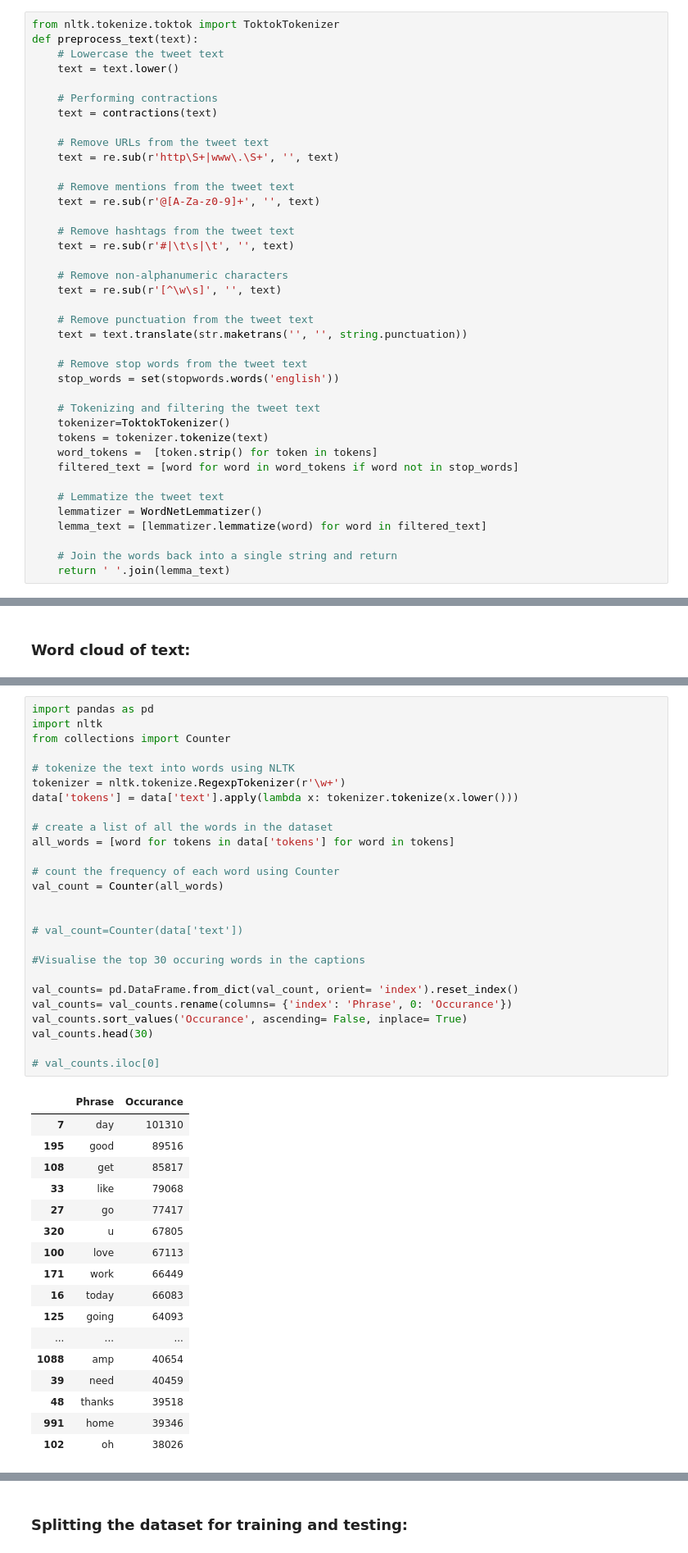
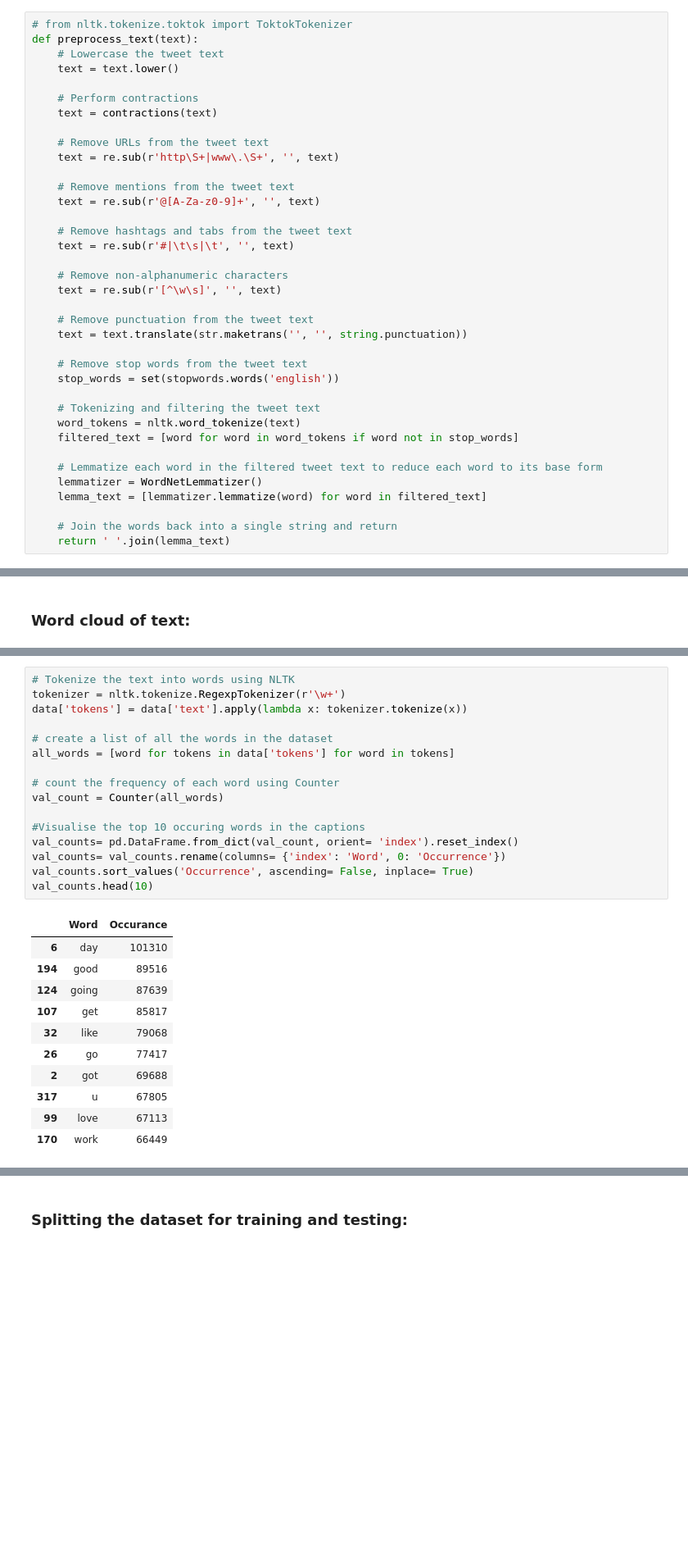
Before and after one commit to thomson18/sentiment_analysis, a Jupyter notebook: sentiment_analysis.ipynb, the cells around one changed output, grey strips where cells are left out. Shown at 82% size. Drawn from its saved outputs; the diff is of its cells as text; blank space fills up the shorter version.

```diff
--- a/sentiment_analysis.ipynb
+++ b/sentiment_analysis.ipynb
@@ -86,10 +91,10 @@ Defining the pre-processing steps for the tweets in the text column.
 # %%
-from nltk.tokenize.toktok import ToktokTokenizer
+# from nltk.tokenize.toktok import ToktokTokenizer
 def preprocess_text(text):
     # Lowercase the tweet text
     text = text.lower()
 
-    # Performing contractions
+    # Perform contractions
     text = contractions(text)
 
     # Remove URLs from the tweet text
@@ -98,7 +103,7 @@ def preprocess_text(text):
     # Remove mentions from the tweet text
     text = re.sub(r'@[A-Za-z0-9]+', '', text)
 
-    # Remove hashtags from the tweet text
+    # Remove hashtags and tabs from the tweet text
     text = re.sub(r'#|\t\s|\t', '', text)
 
     # Remove non-alphanumeric characters
@@ -111,12 +116,10 @@ def preprocess_text(text):
     stop_words = set(stopwords.words('english'))
 
     # Tokenizing and filtering the tweet text
-    tokenizer=ToktokTokenizer()
-    tokens = tokenizer.tokenize(text)
-    word_tokens =  [token.strip() for token in tokens]
+    word_tokens = nltk.word_tokenize(text)
     filtered_text = [word for word in word_tokens if word not in stop_words]
 
-    # Lemmatize the tweet text
+    # Lemmatize each word in the filtered tweet text to reduce each word to its base form
     lemmatizer = WordNetLemmatizer()
     lemma_text = [lemmatizer.lemmatize(word) for word in filtered_text]
 
@@ -255,47 +250,31 @@ plt.show()
 # %%
-import pandas as pd
-import nltk
-from collections import Counter
-
-# tokenize the text into words using NLTK
+# Tokenize the text into words using NLTK
 tokenizer = nltk.tokenize.RegexpTokenizer(r'\w+')
-data['tokens'] = data['text'].apply(lambda x: tokenizer.tokenize(x.lower()))
+data['tokens'] = data['text'].apply(lambda x: tokenizer.tokenize(x))
 
 # create a list of all the words in the dataset
 all_words = [word for tokens in data['tokens'] for word in tokens]
 
 # count the frequency of each word using Counter
 val_count = Counter(all_words)
 
-
-# val_count=Counter(data['text'])
-
-#Visualise the top 30 occuring words in the captions
-
+#Visualise the top 10 occuring words in the captions
 val_counts= pd.DataFrame.from_dict(val_count, orient= 'index').reset_index()
-val_counts= val_counts.rename(columns= {'index': 'Phrase', 0: 'Occurance'})
-val_counts.sort_values('Occurance', ascending= False, inplace= True)
-val_counts.head(30)
-
-# val_counts.iloc[0]
+val_counts= val_counts.rename(columns= {'index': 'Word', 0: 'Occurrence'})
+val_counts.sort_values('Occurrence', ascending= False, inplace= True)
+val_counts.head(10)
 # %% [output]
-|  | Phrase | Occurance |
-| 7 | day | 101310 |
-| 195 | good | 89516 |
-| 108 | get | 85817 |
-| 33 | like | 79068 |
-| 27 | go | 77417 |
-| 320 | u | 67805 |
-| 100 | love | 67113 |
-| 171 | work | 66449 |
-| 16 | today | 66083 |
-| 125 | going | 64093 |
-| ... | ... | ... |
-| 1088 | amp | 40654 |
-| 39 | need | 40459 |
-| 48 | thanks | 39518 |
-| 991 | home | 39346 |
-| 102 | oh | 38026 |
+|  | Word | Occurance |
+| 6 | day | 101310 |
+| 194 | good | 89516 |
+| 124 | going | 87639 |
+| 107 | get | 85817 |
+| 32 | like | 79068 |
+| 26 | go | 77417 |
+| 2 | got | 69688 |
+| 317 | u | 67805 |
+| 99 | love | 67113 |
+| 170 | work | 66449 |
 # %%
 # import pandas as pd
 # import nltk
```
Also changed, not shown: parts of 27 cells of this notebook.
